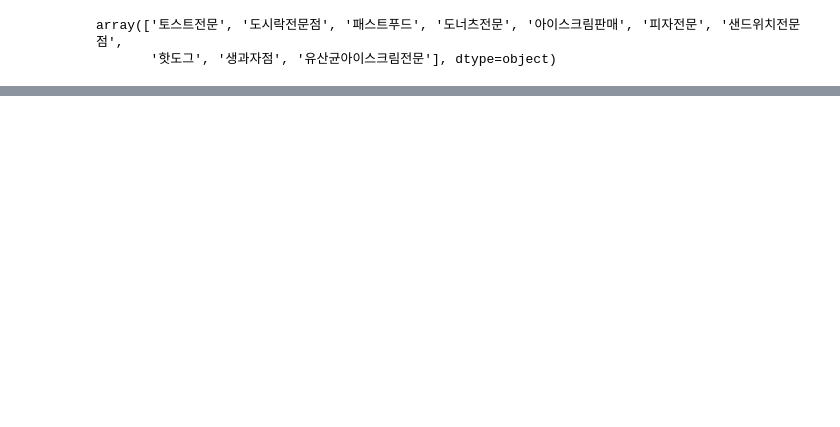
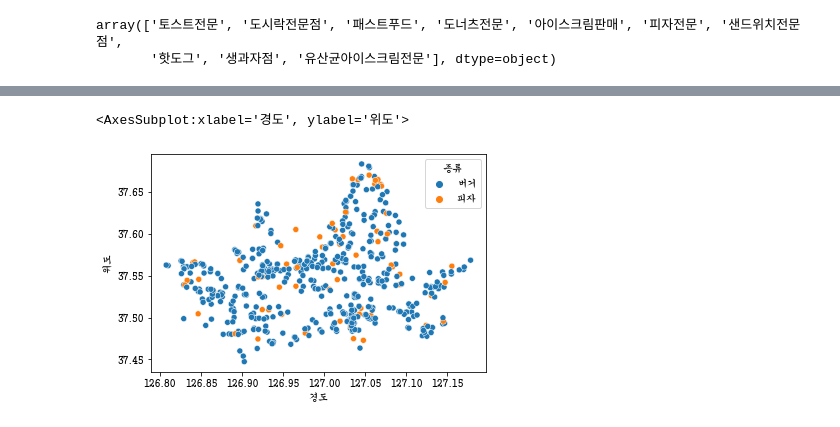
Before and after one commit to leekyuyoung4/ml0719, a Jupyter notebook: 데이터분석/상권분석3.ipynb, the cells around one changed output, grey strips where cells are left out. Saved outputs shown, nothing was run; the diff lists cells and outputs as text; code cells hidden in the pictures; blank space fills up the shorter version.

```diff
--- a/데이터분석/상권분석3.ipynb
+++ b/데이터분석/상권분석3.ipynb
@@ -373,0 +508,6 @@ array(['토스트전문', '도시락전문점', '패스트푸드', '도너츠전
+# %%
+food_df
+sns.scatterplot(data=food_df,x='경도',y='위도',hue='종류')
+# %% [output]
+<AxesSubplot:xlabel='경도', ylabel='위도'>
+[figure, added]
```
Also changed, not shown: parts of 20 cells of this notebook, 1 other file.
